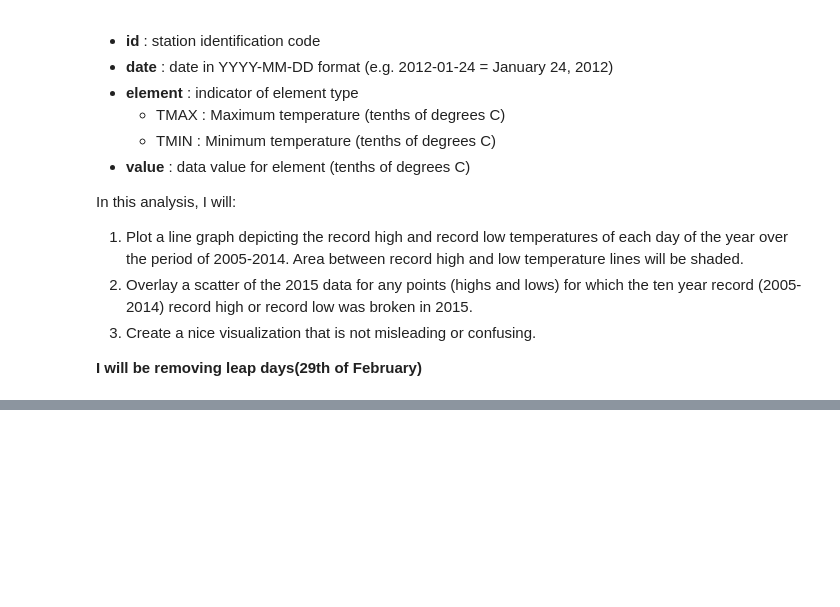
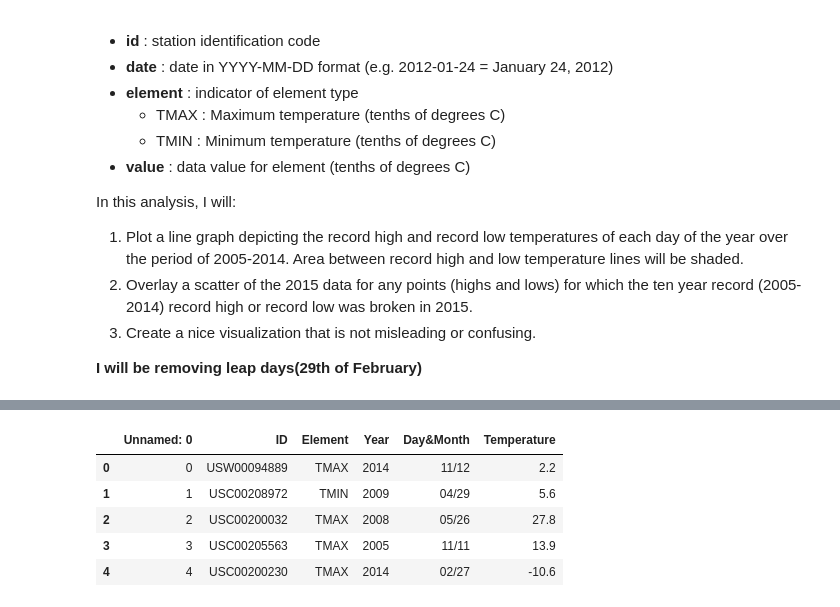
Before and after one commit to theSLWayne/Weather_Patterns_Python, a Jupyter notebook: WeatherPatterns.ipynb, the cells around one changed output, grey strips where cells are left out. Saved outputs shown, nothing was run; the diff lists cells and outputs as text; code cells hidden in the pictures; blank space fills up the shorter version.

```diff
--- a/WeatherPatterns.ipynb
+++ b/WeatherPatterns.ipynb
@@ -49,3 +49,7 @@ def leaflet_plot_stations(binsize, hashid):
 leaflet_plot_stations(400,'fb441e62df2d58994928907a91895ec62c2c42e6cd075c2700843b89')
 # %% [output]
 [interactive output not drawn]
+# %%
+# Importing temperature data
+df = pd.read_csv('data/temperature_data.csv')
+df.head()
@@ -51,0 +63,30 @@ leaflet_plot_stations(400,'fb441e62df2d58994928907a91895ec62c2c42e6cd075c2700843
+# %%
+import datetime
+
+# Converting 'Date' column data into python datetime objects
+df['Date'] = pd.to_datetime(df['Date'])
+
+# Creating a separate column for Year
+df['Year'] = pd.DatetimeIndex(df['Date']).year
+
+# Creating a separate column for day and month
+df['Day&Month'] = df['Date'].dt.strftime('%m/%d')
+
+# Getting rid of leap days(29th of Feb)
+df = df.loc[df['Day&Month'] != '02/29']
+
+# Creating a new column for temperature
+df['Temperature'] = df['Data_Value']/10.0
+
+# Removing unnecessary columns 'Date' and 'Data_Value'
+df = df.drop('Date', axis=1)
+df = df.drop('Data_Value', axis=1)
+
+df.head()
+# %% [output]
+|  | Unnamed: 0 | ID | Element | Year | Day&Month | Temperature |
+| 0 | 0 | USW00094889 | TMAX | 2014 | 11/12 | 2.2 |
+| 1 | 1 | USC00208972 | TMIN | 2009 | 04/29 | 5.6 |
+| 2 | 2 | USC00200032 | TMAX | 2008 | 05/26 | 27.8 |
+| 3 | 3 | USC00205563 | TMAX | 2005 | 11/11 | 13.9 |
+| 4 | 4 | USC00200230 | TMAX | 2014 | 02/27 | -10.6 |
```
Also changed, not shown: parts of 9 cells of this notebook, 1 other file.
